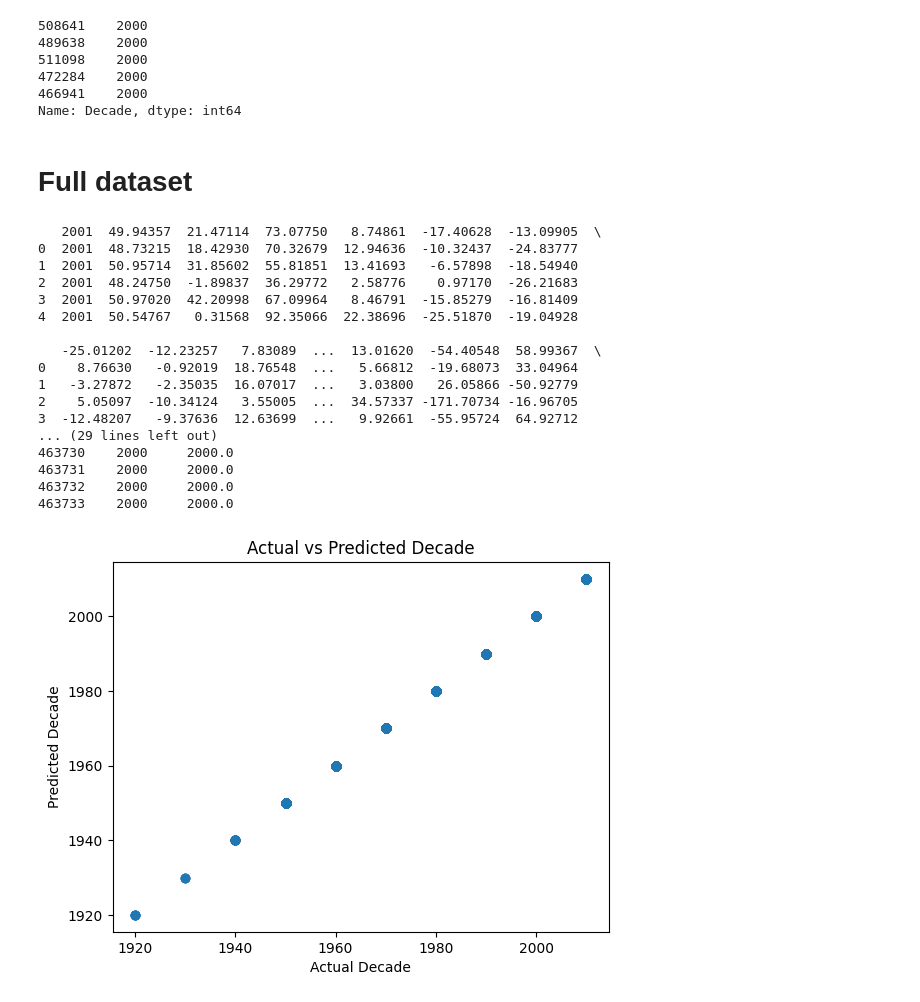
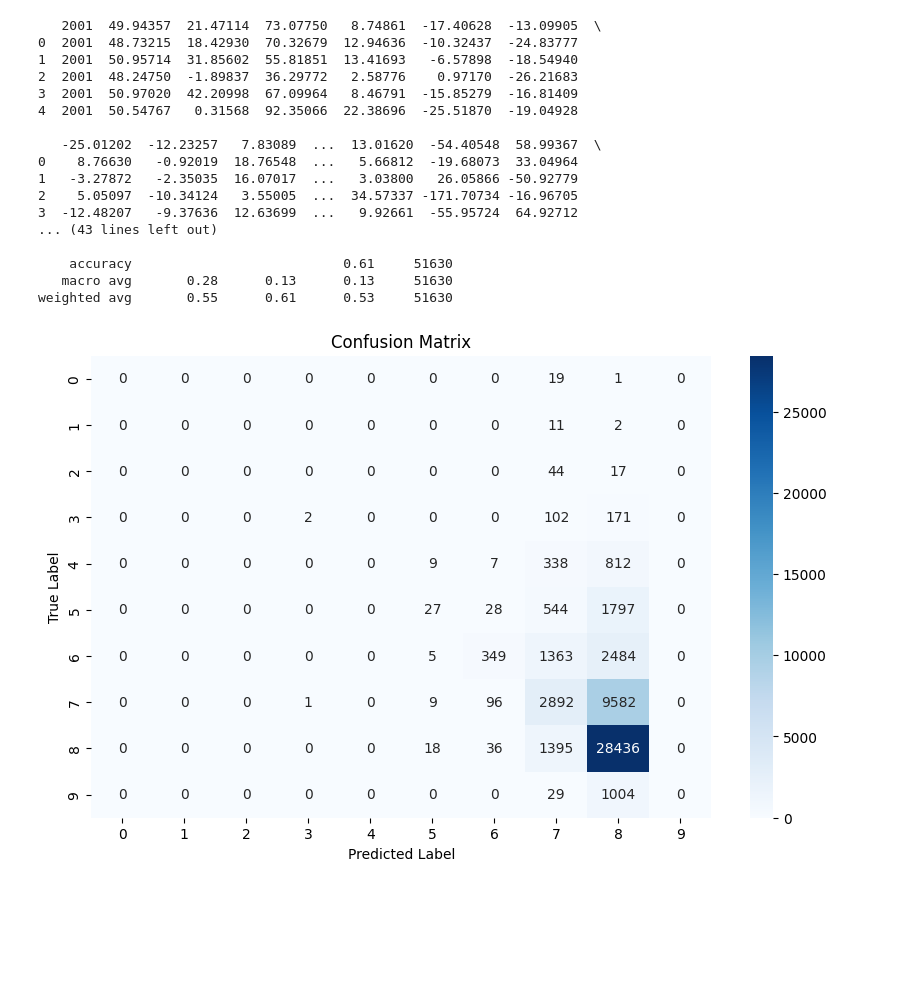
Before and after one commit to Ncouch64/Machine-Learning-Project, a Jupyter notebook: decades.ipynb, the cells around one changed output. Saved outputs shown, nothing was run; the diff lists cells and outputs as text; code cells hidden in the pictures; blank space fills up the shorter version.

Commit message:
Finalized random forest model. This is final submission.

```diff
--- a/decades.ipynb
+++ b/decades.ipynb
@@ -155,22 +69,11 @@ plt.show()
-# %%
-y_sampled_test.head()
-# %% [output]
-508641    2000
-489638    2000
-511098    2000
-472284    2000
-466941    2000
-Name: Decade, dtype: int64
-# %% [markdown]
-# Full dataset
 # %%
-import pandas as pd
-from sklearn.ensemble import RandomForestRegressor
-from sklearn.metrics import mean_squared_error, r2_score
+from sklearn.ensemble import RandomForestClassifier
+from sklearn.metrics import accuracy_score, classification_report, confusion_matrix
 import matplotlib.pyplot as plt
+import seaborn as sns
 
 # Load the data
-data = pd.read_csv('data/YearPredictionMSD.txt', delimiter=',')  # Adjust delimiter if necessary
+data = pd.read_csv('dataset/YearPredictionMSD.txt', delimiter=',')  # Adjust delimiter if necessary
 print(data.head())
 
 # Convert year to decade
@@ -178,56 +81,64 @@ data['Decade'] = (data.iloc[:, 0] // 10) * 10
 
 # Split the data
 train_data = data.iloc[:463715]
 test_data = data.iloc[-51630:]
 
 # Separate features and target for the training data
-X_train = train_data.iloc[:, 1:]  # All columns except the first one (year)
+X_train = train_data.drop(columns=['Decade', train_data.columns[0]])  # Exclude the Year and Decade columns
 y_train = train_data['Decade']    # The Decade column
 
 # Separate features and target for the test data
-X_test = test_data.iloc[:, 1:]    # All columns except the first one (year)
+X_test = test_data.drop(columns=['Decade', test_data.columns[0]])    # Exclude the Year and Decade columns
 y_test = test_data['Decade']      # The Decade column
 
-# Train Random Forest Regressor
-rf = RandomForestRegressor()
-rf.fit(X_train, y_train)
+# Initialize the RandomForestClassifier
+rf_clf = RandomForestClassifier(n_estimators=100, random_state=42)
+
+# Fit the model on the training data
+rf_clf.fit(X_train, y_train)
+
+# Predict on the training set
+y_train_pred = rf_clf.predict(X_train)
 
 # Predict on the test set
-y_pred = rf.predict(X_test)
+y_test_pred = rf_clf.predict(X_test)
 
-# Evaluate the model
-mse = mean_squared_error(y_test, y_pred)
-r2 = r2_score(y_test, y_pred)
+# Evaluate the model on the training set
+train_accuracy = accuracy_score(y_train, y_train_pred)
+print(f'Training Accuracy: {train_accuracy}')
+print('Training Classification Report:')
+print(classification_report(y_train, y_train_pred))
 
-print(f"Mean Squared Error: {mse}")
-print(f"R^2 Score: {r2}")
+# Evaluate the model on the test set
+test_accuracy = accuracy_score(y_test, y_test_pred)
+print(f'Test Accuracy: {test_accuracy}')
+print('Test Classification Report:')
+print(classification_report(y_test, y_test_pred))
 
-# Inspect the predictions
-predictions_df = pd.DataFrame({'Actual': y_test, 'Predicted': y_pred})
-print(predictions_df.head(20))
-
-# Plot the results
-plt.scatter(y_test, y_pred, alpha=0.3)
-plt.xlabel('Actual Decade')
-plt.ylabel('Predicted Decade')
-plt.title('Actual vs Predicted Decade')
+# Plot the confusion matrix for the test set
+conf_matrix = confusion_matrix(y_test, y_test_pred)
+plt.figure(figsize=(10, 6))
+sns.heatmap(conf_matrix, annot=True, fmt='d', cmap='Blues')
+plt.xlabel('Predicted Label')
+plt.ylabel('True Label')
+plt.title('Confusion Matrix')
 plt.show()
 # %% [output]
    2001  49.94357  21.47114  73.07750   8.74861  -17.40628  -13.09905  \
 0  2001  48.73215  18.42930  70.32679  12.94636  -10.32437  -24.83777
 1  2001  50.95714  31.85602  55.81851  13.41693   -6.57898  -18.54940
 2  2001  48.24750  -1.89837  36.29772   2.58776    0.97170  -26.21683
 3  2001  50.97020  42.20998  67.09964   8.46791  -15.85279  -16.81409
 4  2001  50.54767   0.31568  92.35066  22.38696  -25.51870  -19.04928
 
    -25.01202  -12.23257   7.83089  ...  13.01620  -54.40548  58.99367  \
 0    8.76630   -0.92019  18.76548  ...   5.66812  -19.68073  33.04964
 1   -3.27872   -2.35035  16.07017  ...   3.03800   26.05866 -50.92779
 2    5.05097  -10.34124   3.55005  ...  34.57337 -171.70734 -16.96705
 3  -12.48207   -9.37636  12.63699  ...   9.92661  -55.95724  64.92712
-... (29 lines left out)
-463730    2000     2000.0
-463731    2000     2000.0
-463732    2000     2000.0
-463733    2000     2000.0
+... (43 lines left out)
+
+    accuracy                           0.61     51630
+   macro avg       0.28      0.13      0.13     51630
+weighted avg       0.55      0.61      0.53     51630
-[figure, old version]
+[figure, new version]
```
Also changed, not shown: parts of 9 cells of this notebook, 8 other files.
